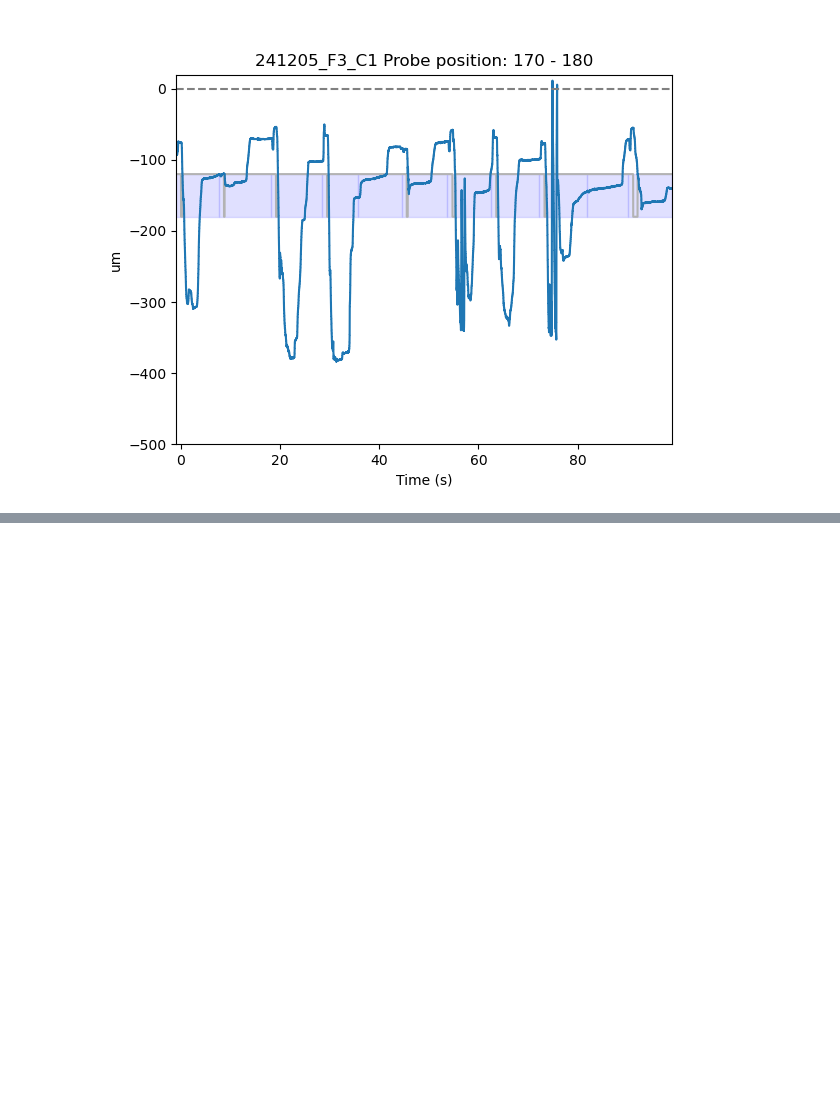
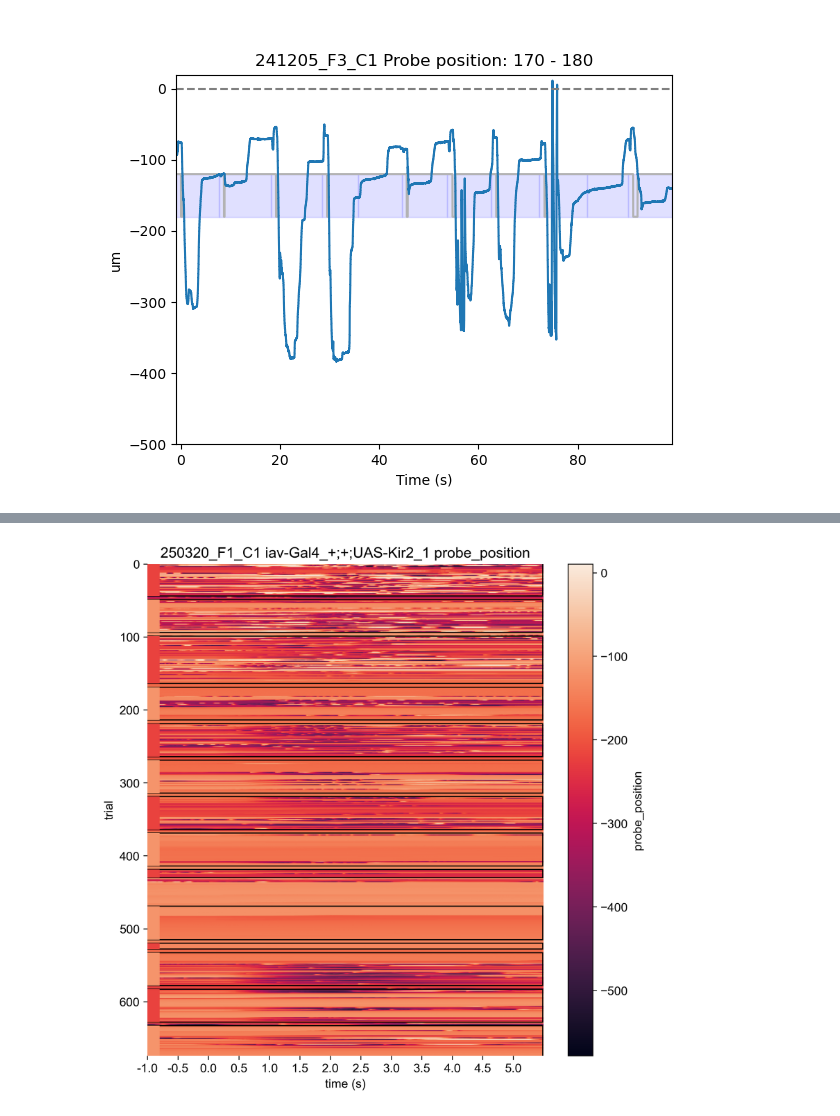
Before and after one commit to tony-azevedo/FlyLearning, a Jupyter notebook: RPPR_figures.ipynb, the cells around one changed output, grey strips where cells are left out. Saved outputs shown, nothing was run; the diff lists cells and outputs as text; code cells hidden in the pictures; blank space fills up the shorter version.

```diff
--- a/RPPR_figures.ipynb
+++ b/RPPR_figures.ipynb
@@ -121,0 +156,5 @@ for tr_i in range(tr_0,tr_0+50,5):
+# %%
+fig,ax,hdmf = T.plot_probe_position_heatmap()
+display(fig)
+# %% [output]
+[figure, added]
```
Also changed, not shown: parts of 6 cells of this notebook, 5 other files.
